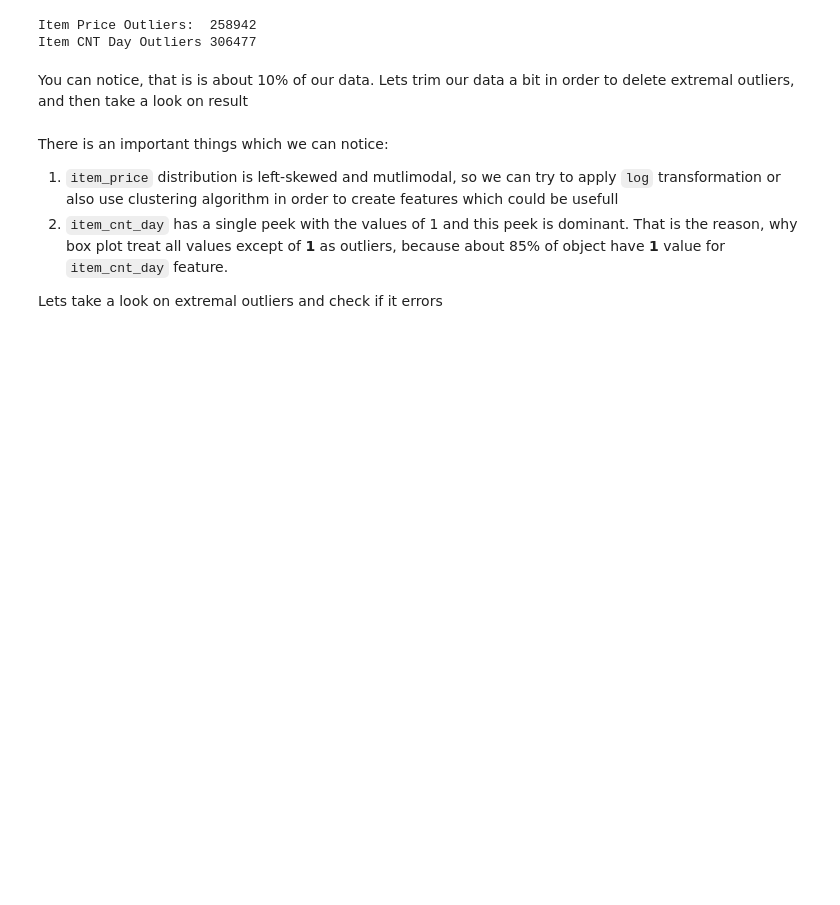
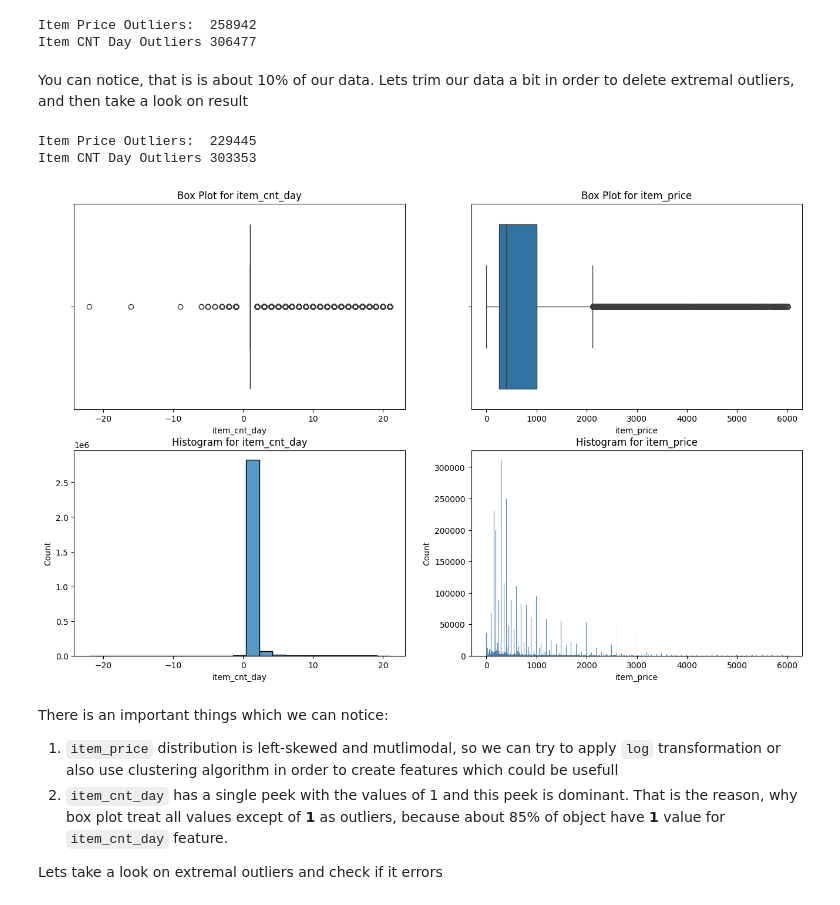
Before and after one commit to awkwarrd/ds-project-milad-almasri, a Jupyter notebook: dqc.ipynb, the cells around one changed output. Drawn from its saved outputs; the diff is of its cells as text; code cells hidden in the pictures; blank space fills up the shorter version.

```diff
--- a/dqc.ipynb
+++ b/dqc.ipynb
@@ -382,6 +382,50 @@ Item Price Outliers:  258942
 Item CNT Day Outliers 306477
 # %% [markdown]
 You can notice, that is is about 10% of our data. Lets trim our data a bit in order to delete extremal outliers, and then take a look on result
+# %%
+sales_train_tf = sales_train_nna.copy()
+
+sales_train_tf_cnt = sales_train_tf[(sales_train_tf["item_cnt_day"] < sales_train_tf["item_cnt_day"].quantile(0.999))]
+sales_train_tf_price = sales_train_tf[(sales_train_tf["item_price"] < sales_train_tf["item_price"].quantile(0.99))]
+
+#sales_train_tf_price["item_price"] = sales_train_tf_price["item_price"].apply(lambda x : np.log(x))
+
+plt.figure(figsize=(16, 10))
+
+plt.subplot(2, 2, 1)
+sns.boxplot(sales_train_tf_cnt, x="item_cnt_day")
+plt.title("Box Plot for item_cnt_day")
+
+plt.subplot(2, 2, 2)
+sns.boxplot(sales_train_tf_price, x="item_price")
+plt.title("Box Plot for item_price")
+
+plt.subplot(2, 2, 3)
+sns.histplot(sales_train_tf_cnt, x="item_cnt_day")
+plt.title("Histogram for item_cnt_day")
+
+plt.subplot(2, 2, 4)
+sns.histplot(sales_train_tf_price, x="item_price")
+plt.title("Histogram for item_price")
+
+
+item_price_IQR = sales_train_tf_price["item_price"].quantile(0.75) - sales_train_tf_price["item_price"].quantile(0.25)
+item_price_lower_bound = sales_train_tf_price["item_price"].quantile(0.25) - 1.5 * item_price_IQR
+item_price_upper_bound = sales_train_tf_price["item_price"].quantile(0.75) + 1.5 * item_price_IQR
+
+item_cnt_day_IQR = sales_train_tf_cnt["item_cnt_day"].quantile(0.75) - sales_train_tf_cnt["item_cnt_day"].quantile(0.25)
+item_cnt_day_lower_bound = sales_train_tf_cnt["item_cnt_day"].quantile(0.25) - 1.5 * item_cnt_day_IQR
+item_cnt_day_upper_bound = sales_train_tf_cnt["item_cnt_day"].quantile(0.75) + 1.5 * item_cnt_day_IQR
+
+ip_outliers = sales_train_tf_price[(sales_train_tf_price["item_price"] < item_price_lower_bound ) | (sales_train_tf_price["item_price"] > item_price_upper_bound)].shape[0]
+icd_outliers = sales_train_tf_cnt[(sales_train_tf_cnt["item_cnt_day"] < item_cnt_day_lower_bound ) | (sales_train_tf_cnt["item_cnt_day"] > item_cnt_day_upper_bound)].shape[0]
+
+print("Item Price Outliers: ", ip_outliers)
+print("Item CNT Day Outliers", icd_outliers)
+# %% [output]
+Item Price Outliers:  229445
+Item CNT Day Outliers 303353
+[figure, added]
 # %% [markdown]
 There is an important things which we can notice:
 
```
